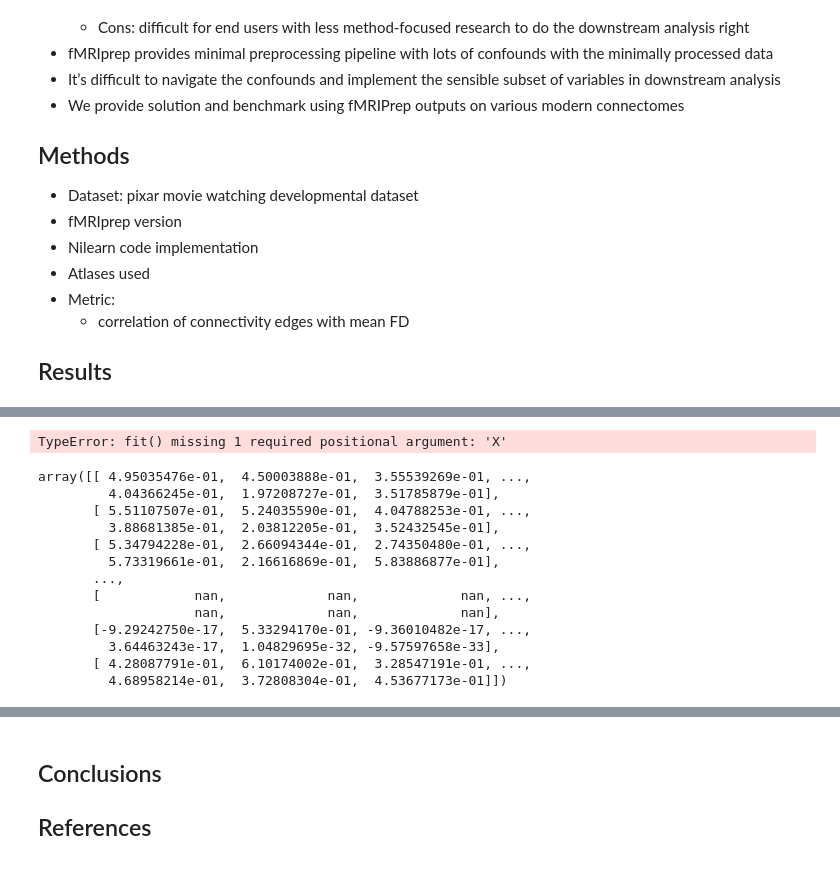
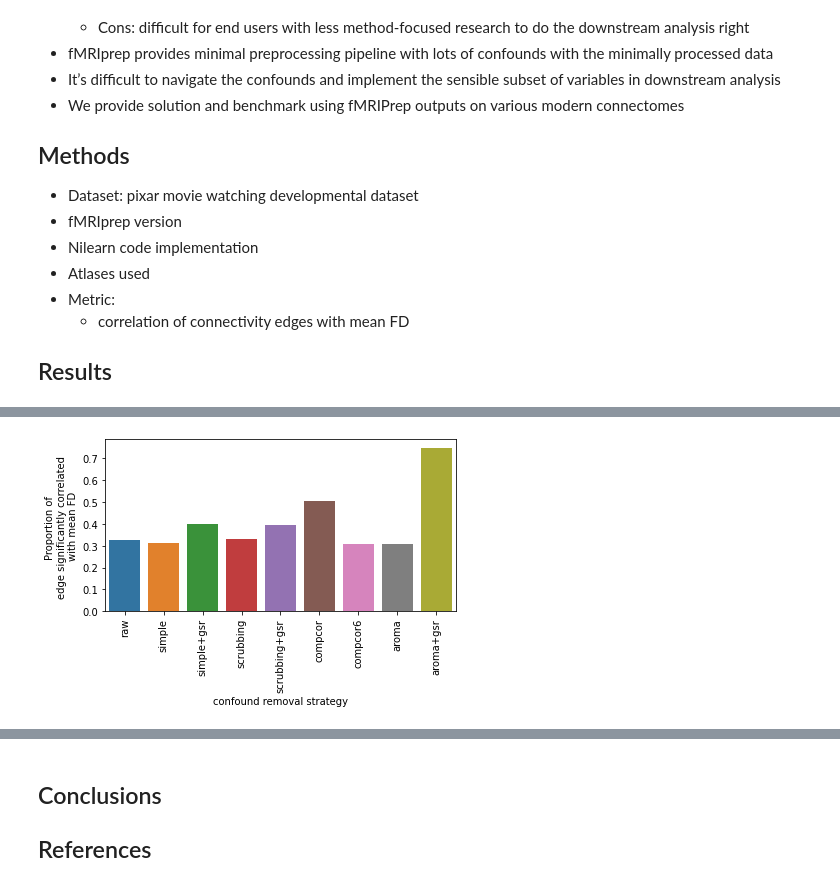
Before and after one commit to SIMEXP/fmriprep-denoise-benchmark, a Jupyter notebook: content/ohbm2022abstract.ipynb, the cells around one changed output, grey strips where cells are left out. Cells and saved outputs as stored; diff of their text form; code cells hidden in the pictures.

Commit message:
Separate metric calculation from the notebook

```diff
--- a/content/ohbm2022abstract.ipynb
+++ b/content/ohbm2022abstract.ipynb
@@ -80,21 +25,0 @@ from nilearn.connectome import ConnectivityMeasure
-# %%
-cm = ConnectivityMeasure().fit()
-cm.inverse_transform(connectivities=dataset_connectomes.values)
-# %% [output]
-TypeError: fit() missing 1 required positional argument: 'X'
-# %%
-dataset_connectomes.values
-# %% [output]
-array([[ 4.95035476e-01,  4.50003888e-01,  3.55539269e-01, ...,
-         4.04366245e-01,  1.97208727e-01,  3.51785879e-01],
-       [ 5.51107507e-01,  5.24035590e-01,  4.04788253e-01, ...,
-         3.88681385e-01,  2.03812205e-01,  3.52432545e-01],
-       [ 5.34794228e-01,  2.66094344e-01,  2.74350480e-01, ...,
-         5.73319661e-01,  2.16616869e-01,  5.83886877e-01],
-       ...,
-       [            nan,             nan,             nan, ...,
-                    nan,             nan,             nan],
-       [-9.29242750e-17,  5.33294170e-01, -9.36010482e-17, ...,
-         3.64463243e-17,  1.04829695e-32, -9.57597658e-33],
-       [ 4.28087791e-01,  6.10174002e-01,  3.28547191e-01, ...,
-         4.68958214e-01,  3.72808304e-01,  4.53677173e-01]])
@@ -100,0 +32,21 @@ array([[ 4.95035476e-01,  4.50003888e-01,  3.55539269e-01, ...,
+# %%
+path_root = Path.cwd().parents[0] / "inputs"
+file_qcfc = "dataset-ds000288_atlas-schaefer7networks_nroi-400_desc-covqcfc.tsv"
+file_dist = path_root / "atlas" / "schaefer7networks" / "atlas-schaefer7networks_nroi-400_desc-distance.tsv"
+
+pairwise_distance = pd.read_csv(file_dist, sep='\t')
+qcfc = pd.read_csv(path_root / file_qcfc, sep='\t', index_col=0)
+sig_per_edge = qcfc.filter(regex="pvalue")
+sig_per_edge.columns = [col.split('_')[0] for col in sig_per_edge.columns]
+metric_per_edge = qcfc.filter(regex="correlation")
+metric_per_edge.columns = [col.split('_')[0] for col in metric_per_edge.columns]
+# %%
+# separate p-value and correlation stats
+# plotting test
+ax = sns.barplot(data=(sig_per_edge<0.05), ci=None)
+ax.set_xticklabels(ax.get_xticklabels(), rotation=90)
+ax.set(ylabel="Proportion of \nedge significantly correlated \nwith mean FD",
+        xlabel="confound removal strategy")
+plt.tight_layout()
+# %% [output]
+[figure, added]
```
Also changed, not shown: parts of 10 cells of this notebook, 9 other files.
